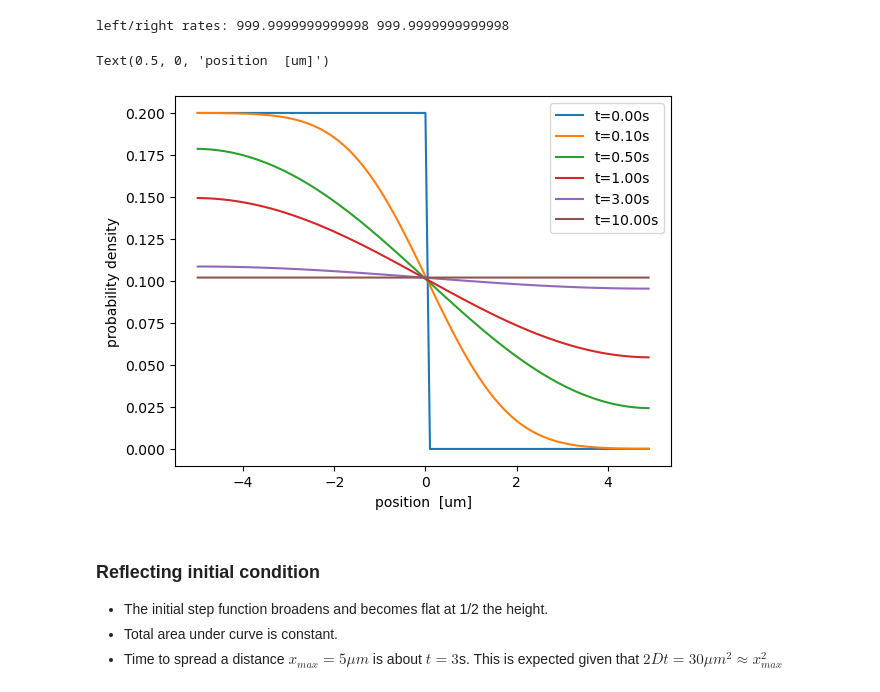
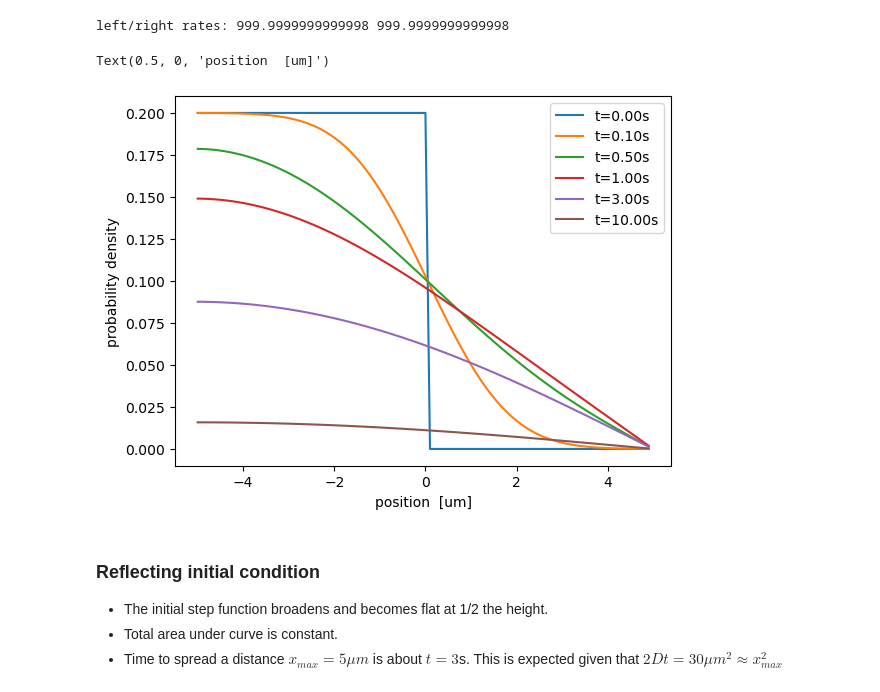
Before and after one commit to neherlab/PoL1-course-materials, a Jupyter notebook: notebooks/lecture04c_BoundaryAndInitialConditions.ipynb, the cells around one changed output. Cells and saved outputs as stored; diff of their text form; code cells hidden in the pictures.

```diff
--- a/notebooks/lecture04c_BoundaryAndInitialConditions.ipynb
+++ b/notebooks/lecture04c_BoundaryAndInitialConditions.ipynb
@@ -38,8 +38,8 @@ def dpdt(p, r, l):
     dp[0] += l*p[1] - r*p[0]     # reflecting boundary (only right jump at xmin)
     # COMMENT OUT ONE OR THE OTHER OF THE FOLLOWING LINES
     # TO SWITCH BETWEEN ABSORBING OR REFLECTING BOUNDARY CONDITIONS
-    dp[-1] += r*p[-2] - l*p[-1]  # reflecting boundary (only left jump at xmax)
-    # dp[-1] += r*p[-2] - (r+l)*p[-1]  # absorbing boundary (left AND right jump at xmax)
+    # dp[-1] += r*p[-2] - l*p[-1]  # reflecting boundary (only left jump at xmax)
+    dp[-1] += r*p[-2] - (r+l)*p[-1]  # absorbing boundary (left AND right jump at xmax)
     return dp
 
 # define parameters and left/right hopping rates
@@ -47,34 +47,34 @@ D = 10       # um^2/s
 v = 0.0
 dx = 0.1    # if dx is too small, numerical solution is unstable
 dt = 0.0002  # if dt is too large, numerical solution is unstable
 
 r = D/dx**2 + v/dx/2
 l = D/dx**2 - v/dx/2
 print("left/right rates:", r, l)
 
 # set up the initial condition
 xmax = 5    # um
 x = np.arange(-xmax,xmax,dx)
 p = np.zeros_like(x)
 p[x<0] = 1/xmax   # density 1/xmax for x<0, density 0 for x>0
 
 # solve the equation using the forward Euler method
 tmax = 1
 t=0
 for tmax in [0,0.1, 0.5, 1,3, 10]:
     while t<tmax:
         p += dt*dpdt(p, r, l)
         t += dt
     # plot the result
     plt.plot(x,p, label=f"t={t:1.2f}s")
 
 plt.legend()
 plt.ylabel('probability density')
 plt.xlabel('position  [um]')
 # %% [output]
 left/right rates: 999.9999999999998 999.9999999999998
 Text(0.5, 0, 'position  [um]')
-[figure, old version]
+[figure, new version]
 # %% [markdown]
 ### Reflecting initial condition
 
```
Also changed, not shown: parts of 1 cell of this notebook, 10 other files.
